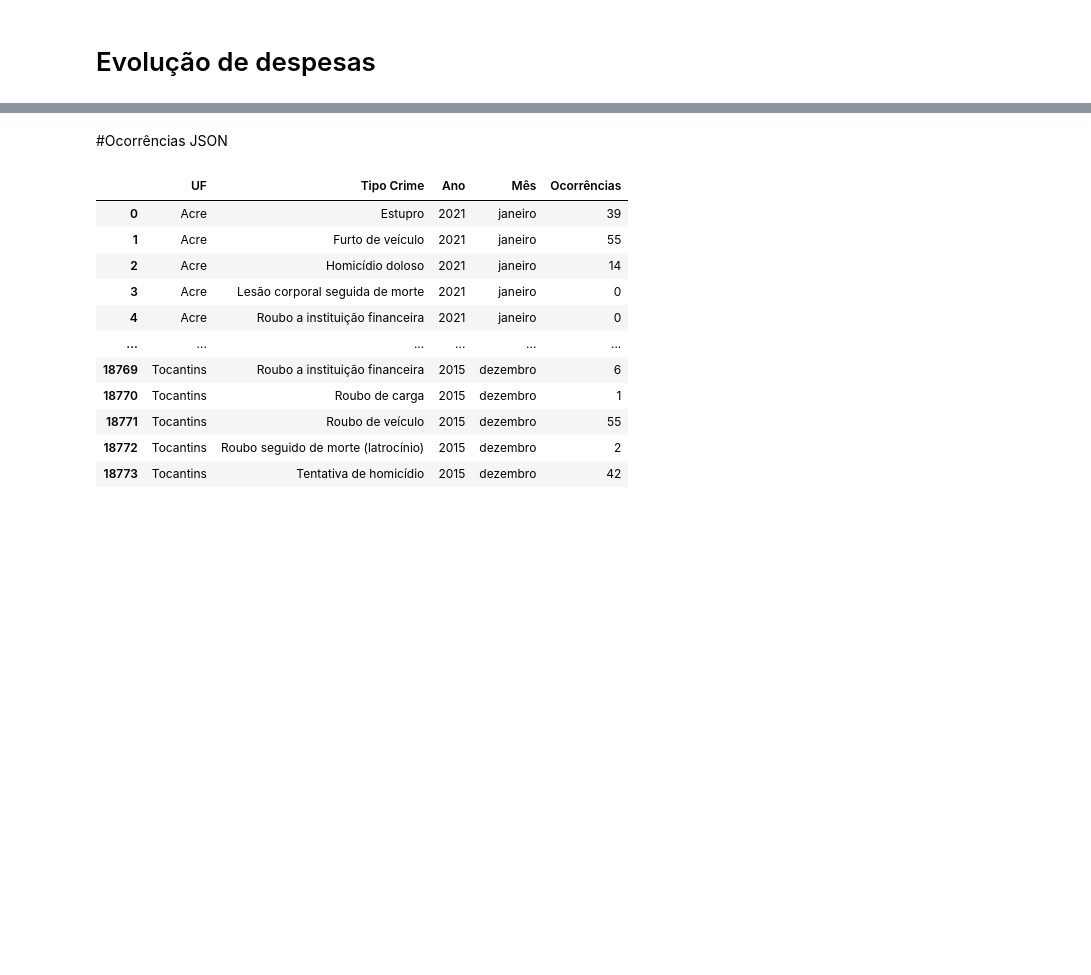
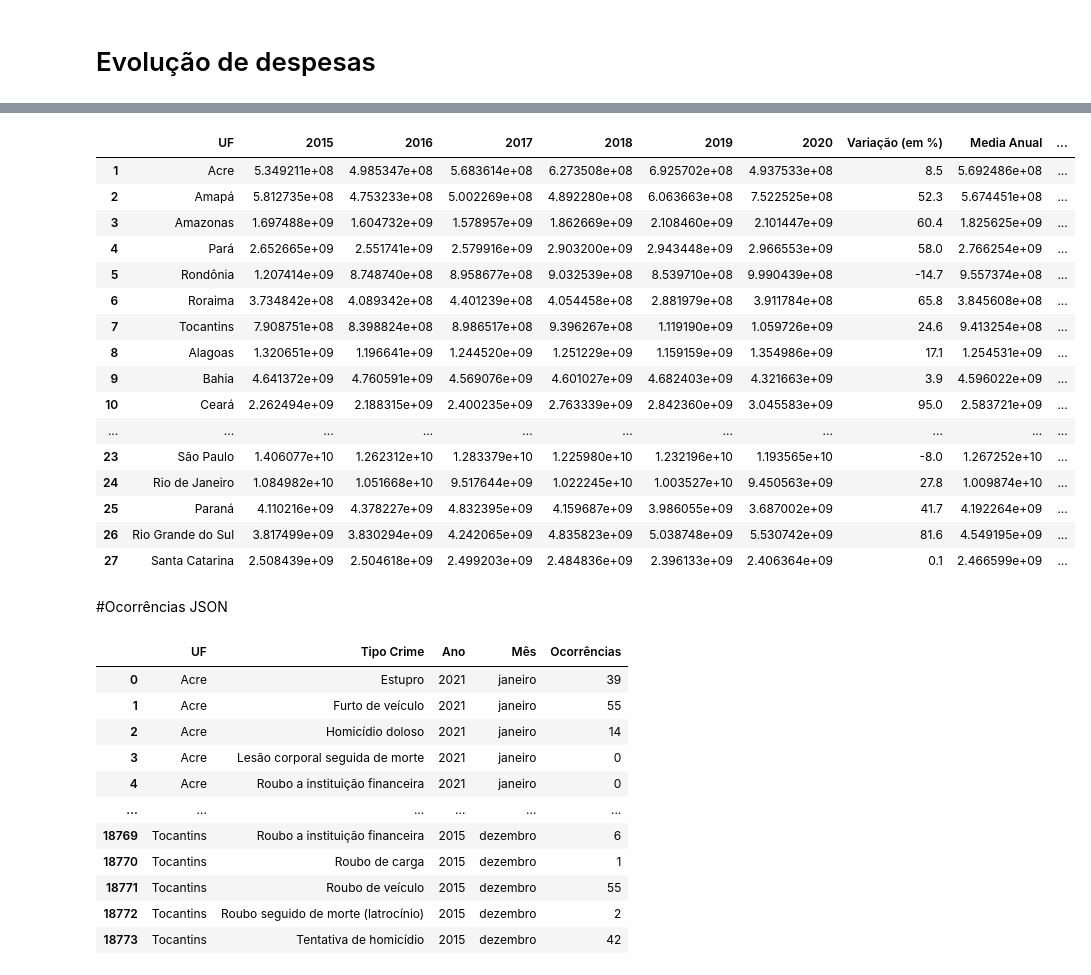
Before and after one commit to marimoreiraa/ProjetoFinal, a Jupyter notebook: ProjetoFinalPandas.ipynb, the cells around one changed output, grey strips where cells are left out. Drawn from its saved outputs; the diff is of its cells as text; code cells hidden in the pictures; blank space fills up the shorter version.

```diff
--- a/ProjetoFinalPandas.ipynb
+++ b/ProjetoFinalPandas.ipynb
@@ -38,2 +87,15 @@ df.tail()
+# %%
+df['2011'] = pd.to_numeric(df['2011'])
+df['2012'] = pd.to_numeric(df['2012'])
+df['2013'] = pd.to_numeric(df['2013'])
+df['2014'] = pd.to_numeric(df['2014'])
+df['2015'] = pd.to_numeric(df['2015'])
+df['2016'] = pd.to_numeric(df['2016'])
+df['2017'] = pd.to_numeric(df['2017'])
+df['2018'] = pd.to_numeric(df['2018'])
+df['2019'] = pd.to_numeric(df['2019'])
+df['2020'] = pd.to_numeric(df['2020'])
+# %%
+df['Variação (em %)'] = pd.to_numeric(df['Variação (em %)'])
 # %%
 df.dtypes
@@ -67,0 +287,4 @@ pd.unique(df['2020'])
+# %%
+indice = df.loc[df['UF'] == 'Norte'].index
+df.drop(indice,axis=0,inplace=True)
+df
@@ -90,3 +342,30 @@ dtype: float64
+# %%
+col = df.loc[: , "2015":"2020"]
+df['Media Anual'] = col.mean(axis=1)
+df
+# %%
+col1 = df["2020"]
+col2 = df["Variação (em %)"]
+df["Estimativa_2021"] = (col1+(col1*col2)/100)
+df
+# %% [output]
+|  | UF | 2015 | 2016 | 2017 | 2018 | 2019 | 2020 | Variação (em %) | Media Anual | ... |
+| 1 | Acre | 5.349211e+08 | 4.985347e+08 | 5.683614e+08 | 6.273508e+08 | 6.925702e+08 | 4.937533e+08 | 8.5 | 5.692486e+08 | ... |
+| 2 | Amapá | 5.812735e+08 | 4.753233e+08 | 5.002269e+08 | 4.892280e+08 | 6.063663e+08 | 7.522525e+08 | 52.3 | 5.674451e+08 | ... |
+| 3 | Amazonas | 1.697488e+09 | 1.604732e+09 | 1.578957e+09 | 1.862669e+09 | 2.108460e+09 | 2.101447e+09 | 60.4 | 1.825625e+09 | ... |
+| 4 | Pará | 2.652665e+09 | 2.551741e+09 | 2.579916e+09 | 2.903200e+09 | 2.943448e+09 | 2.966553e+09 | 58.0 | 2.766254e+09 | ... |
+| 5 | Rondônia | 1.207414e+09 | 8.748740e+08 | 8.958677e+08 | 9.032539e+08 | 8.539710e+08 | 9.990439e+08 | -14.7 | 9.557374e+08 | ... |
+| 6 | Roraima | 3.734842e+08 | 4.089342e+08 | 4.401239e+08 | 4.054458e+08 | 2.881979e+08 | 3.911784e+08 | 65.8 | 3.845608e+08 | ... |
+| 7 | Tocantins | 7.908751e+08 | 8.398824e+08 | 8.986517e+08 | 9.396267e+08 | 1.119190e+09 | 1.059726e+09 | 24.6 | 9.413254e+08 | ... |
+| 8 | Alagoas | 1.320651e+09 | 1.196641e+09 | 1.244520e+09 | 1.251229e+09 | 1.159159e+09 | 1.354986e+09 | 17.1 | 1.254531e+09 | ... |
+| 9 | Bahia | 4.641372e+09 | 4.760591e+09 | 4.569076e+09 | 4.601027e+09 | 4.682403e+09 | 4.321663e+09 | 3.9 | 4.596022e+09 | ... |
+| 10 | Ceará | 2.262494e+09 | 2.188315e+09 | 2.400235e+09 | 2.763339e+09 | 2.842360e+09 | 3.045583e+09 | 95.0 | 2.583721e+09 | ... |
+| ... | ... | ... | ... | ... | ... | ... | ... | ... | ... | ... |
+| 23 | São Paulo | 1.406077e+10 | 1.262312e+10 | 1.283379e+10 | 1.225980e+10 | 1.232196e+10 | 1.193565e+10 | -8.0 | 1.267252e+10 | ... |
+| 24 | Rio de Janeiro | 1.084982e+10 | 1.051668e+10 | 9.517644e+09 | 1.022245e+10 | 1.003527e+10 | 9.450563e+09 | 27.8 | 1.009874e+10 | ... |
+| 25 | Paraná | 4.110216e+09 | 4.378227e+09 | 4.832395e+09 | 4.159687e+09 | 3.986055e+09 | 3.687002e+09 | 41.7 | 4.192264e+09 | ... |
+| 26 | Rio Grande do Sul | 3.817499e+09 | 3.830294e+09 | 4.242065e+09 | 4.835823e+09 | 5.038748e+09 | 5.530742e+09 | 81.6 | 4.549195e+09 | ... |
+| 27 | Santa Catarina | 2.508439e+09 | 2.504618e+09 | 2.499203e+09 | 2.484836e+09 | 2.396133e+09 | 2.406364e+09 | 0.1 | 2.466599e+09 | ... |
 # %% [markdown]
 #Ocorrências JSON
 # %%
```
Also changed, not shown: parts of 37 cells of this notebook.
